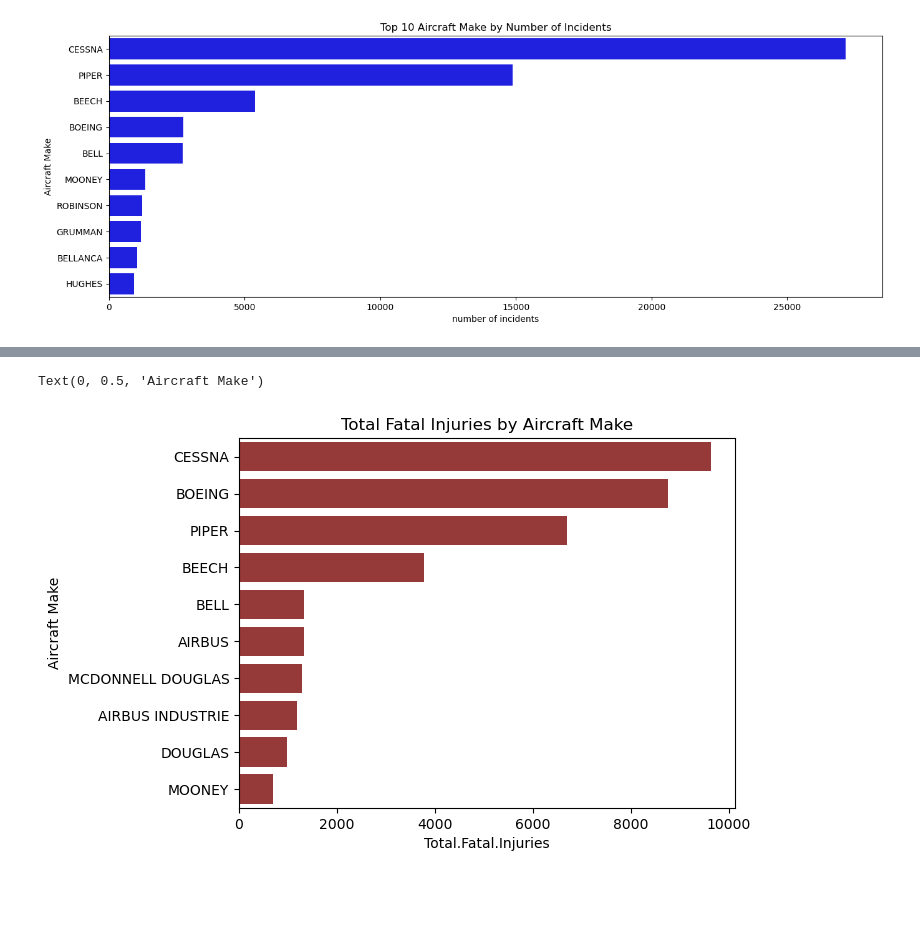
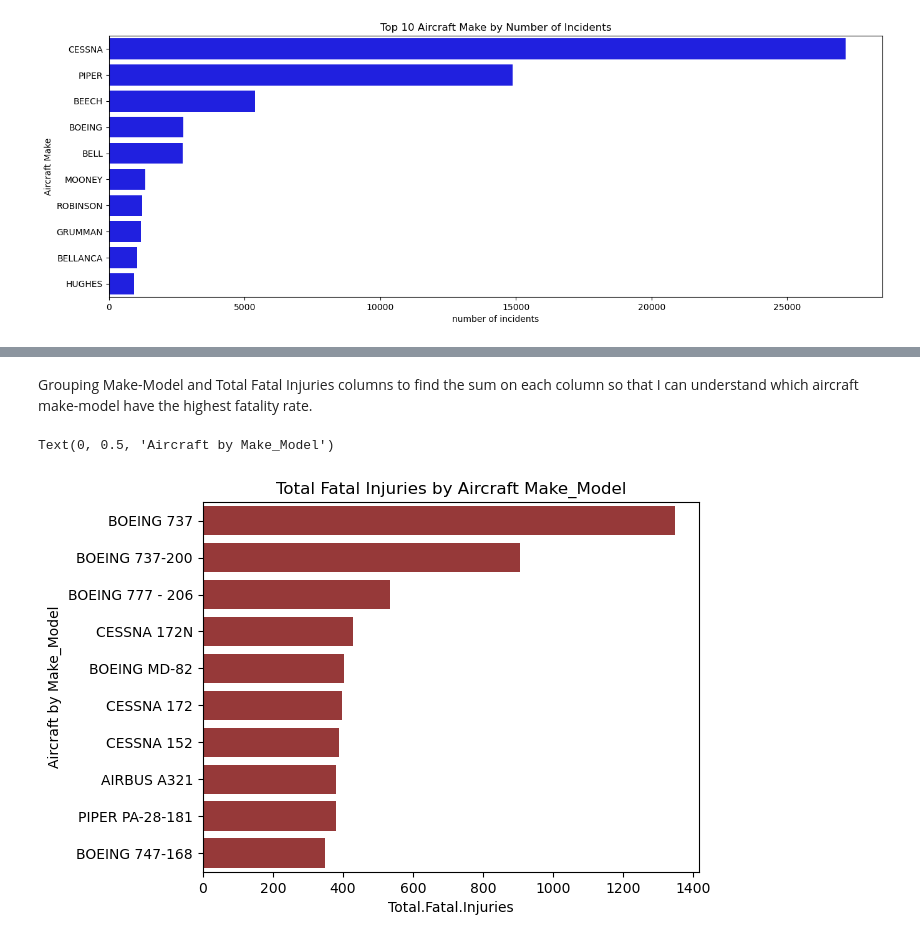
Before and after one commit to Meshack7468/project, a Jupyter notebook: project1.ipynb, the cells around one changed output, grey strips where cells are left out. Cells and saved outputs as stored; diff of their text form; code cells hidden in the pictures; blank space fills up the shorter version.

Commit message:
Data preparation, conclusion, Next step

```diff
--- a/project1.ipynb
+++ b/project1.ipynb
@@ -72,0 +78,7 @@ Index(['Event.Id', 'Investigation.Type', 'Accident.Number', 'Event.Date',
+# %%
+df["Model"] = df["Model"].fillna("Unknown").str.upper()
+df["Make"] = df["Make"].fillna("Unknown").str.upper()
+df["Make_Model"] = df["Make"].str.upper().str.strip()+ " " +df["Model"].str.upper().str.strip()
+df["Purpose.of.flight"]=df["Purpose.of.flight"].fillna("Unknown").str.upper().str.strip()
+df["Number.of.Engines"]=df["Number.of.Engines"].fillna("Unk")
+df["Weather.Condition"]=df["Weather.Condition"].fillna("Unknown").str.upper().str.strip()
@@ -109,8 +124,0 @@ df
-# %%
-# DATA CLEANING
-# Filling NaN values with UNKNOWN in the relevant columns
-
-df["Model"] = df["Model"].fillna("Unknown").str.upper()
-df["Make"] = df["Make"].fillna("Unknown").str.upper()
-df["Make_Model"] = df["Make"].str.upper().str.strip()+ " " +df["Model"].str.upper().str.strip()
-df["Aircraft.damage"]=df["Aircraft.damage"].fillna("Unknown").str.upper().str.strip()
@@ -143,11 +171,13 @@ Text(0, 0.5, 'Aircraft Make + Model')
+# %% [markdown]
+Grouping Make-Model and Total Fatal Injuries columns to find the sum on each column so that I can understand which aircraft make-model have the highest fatality rate.
 # %%
-# Fatality rate by make
+# Fatality rate by make and model
 
-fatality_by_make = df.groupby("Make")["Total.Fatal.Injuries"].sum().sort_values(ascending = False).head(10)
-sns.barplot(x=fatality_by_make.values, y=fatality_by_make.index, color ="brown")
-plt.title("Total Fatal Injuries by Aircraft Make")
+fatality_by_make_model = df.groupby("Make_Model")["Total.Fatal.Injuries"].sum().sort_values(ascending = False).head(10)
+sns.barplot(x=fatality_by_make_model.values, y=fatality_by_make_model.index, color ="brown")
+plt.title("Total Fatal Injuries by Aircraft Make_Model")
 plt.xlabel("Total.Fatal.Injuries")
-plt.ylabel("Aircraft Make")
+plt.ylabel("Aircraft by Make_Model")
 # %% [output]
-Text(0, 0.5, 'Aircraft Make')
+Text(0, 0.5, 'Aircraft by Make_Model')
-[figure, old version]
+[figure, new version]
```
Also changed, not shown: parts of 32 cells of this notebook, 1 other file.
